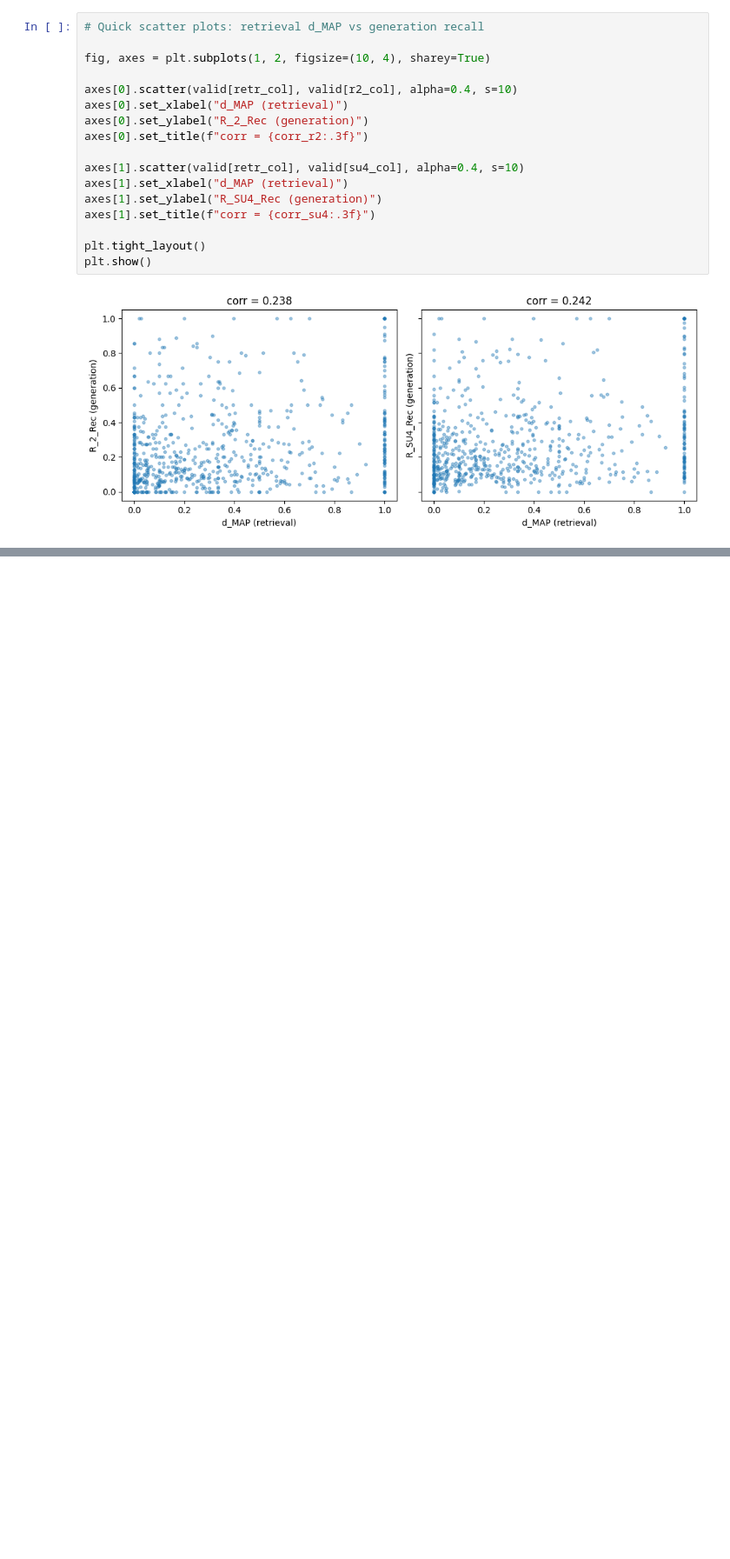
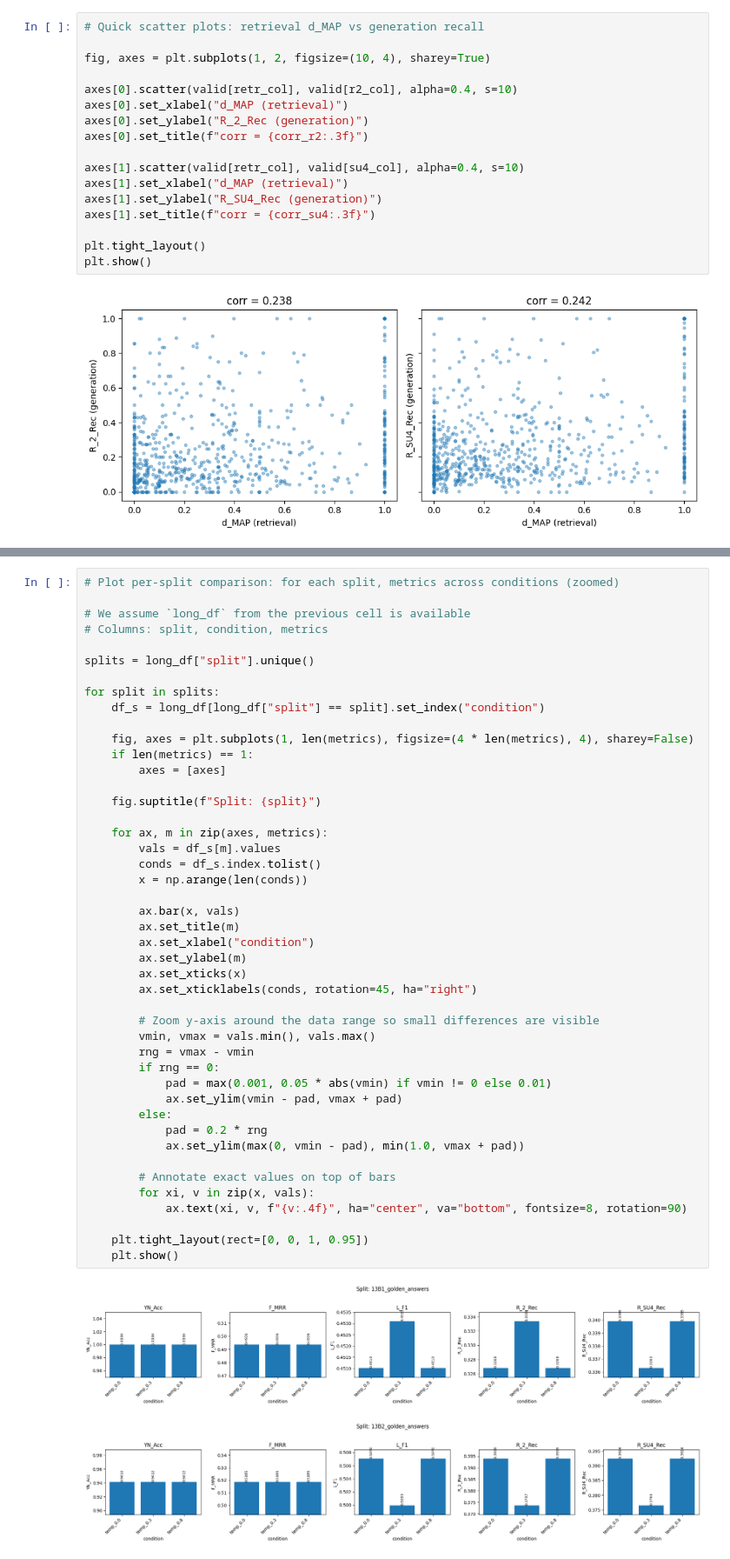
Before and after one commit to fulaibaowang/BioASQ, a Jupyter notebook: notebooks/generation_test.ipynb, the cells around one changed output, grey strips where cells are left out. Shown at 87% size. Cells and saved outputs as stored; diff of their text form; blank space fills up the shorter version.

```diff
--- a/notebooks/generation_test.ipynb
+++ b/notebooks/generation_test.ipynb
@@ -77,0 +191,48 @@ plt.show()
+# %%
+# Plot per-split comparison: for each split, metrics across conditions (zoomed)
+
+# We assume `long_df` from the previous cell is available
+# Columns: split, condition, metrics
+
+splits = long_df["split"].unique()
+
+for split in splits:
+    df_s = long_df[long_df["split"] == split].set_index("condition")
+
+    fig, axes = plt.subplots(1, len(metrics), figsize=(4 * len(metrics), 4), sharey=False)
+    if len(metrics) == 1:
+        axes = [axes]
+
+    fig.suptitle(f"Split: {split}")
+
+    for ax, m in zip(axes, metrics):
+        vals = df_s[m].values
+        conds = df_s.index.tolist()
+        x = np.arange(len(conds))
+
+        ax.bar(x, vals)
+        ax.set_title(m)
+        ax.set_xlabel("condition")
+        ax.set_ylabel(m)
+        ax.set_xticks(x)
+        ax.set_xticklabels(conds, rotation=45, ha="right")
+
+        # Zoom y-axis around the data range so small differences are visible
+        vmin, vmax = vals.min(), vals.max()
+        rng = vmax - vmin
+        if rng == 0:
+            pad = max(0.001, 0.05 * abs(vmin) if vmin != 0 else 0.01)
+            ax.set_ylim(vmin - pad, vmax + pad)
+        else:
+            pad = 0.2 * rng
+            ax.set_ylim(max(0, vmin - pad), min(1.0, vmax + pad))
+
+        # Annotate exact values on top of bars
+        for xi, v in zip(x, vals):
+            ax.text(xi, v, f"{v:.4f}", ha="center", va="bottom", fontsize=8, rotation=90)
+
+    plt.tight_layout(rect=[0, 0, 1, 0.95])
+    plt.show()
+# %% [output]
+[figure, added]
+[figure, added]
```
Also changed, not shown: parts of 3 cells of this notebook, 2 other files.
